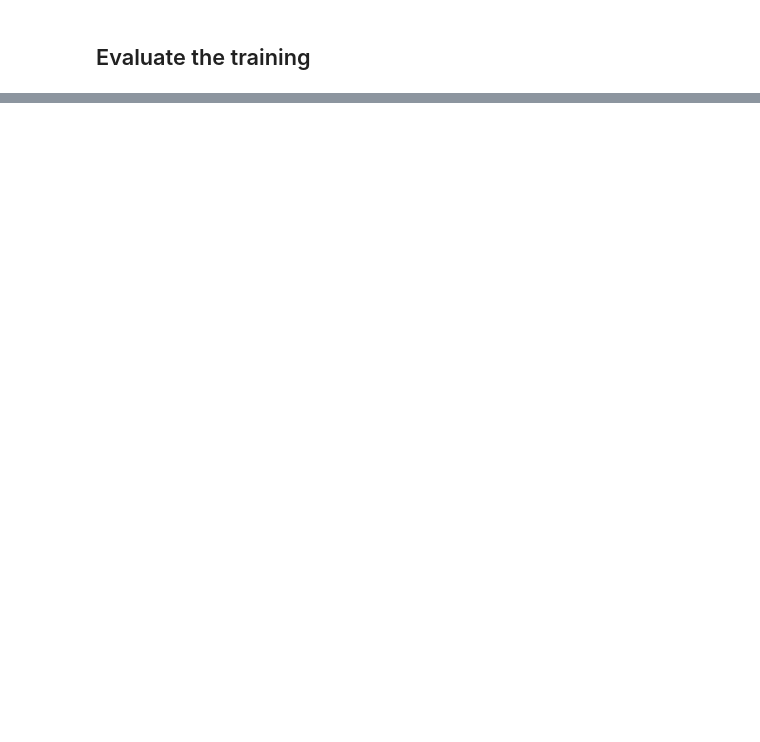
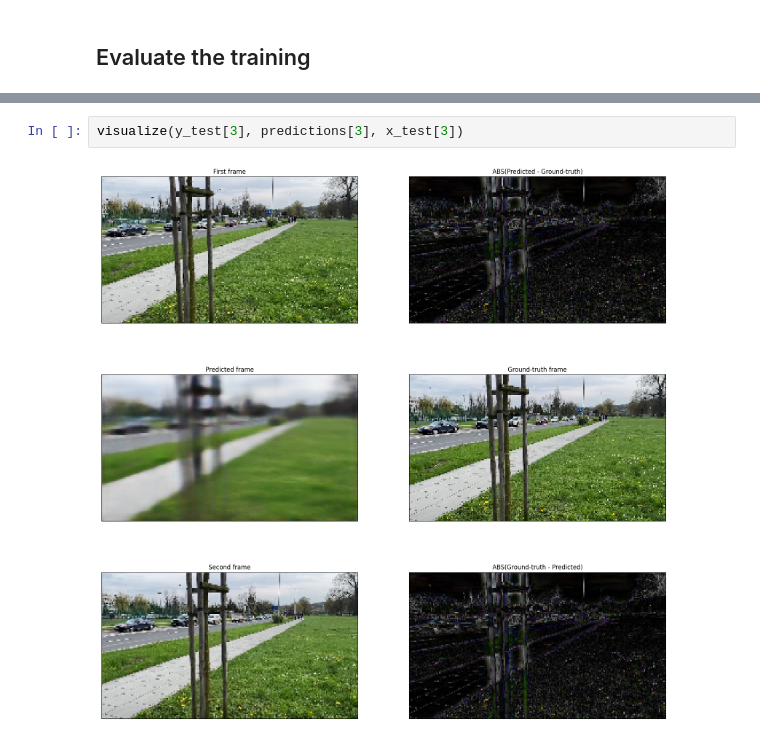
Before and after one commit to kbarszczak/Frame_booster, a Jupyter notebook: proof_of_concept/model_training.ipynb, the cells around one changed output, grey strips where cells are left out. Drawn from its saved outputs; the diff is of its cells as text; blank space fills up the shorter version.

```diff
--- a/proof_of_concept/model_training.ipynb
+++ b/proof_of_concept/model_training.ipynb
@@ -414,0 +481,4 @@ ax[2].imshow(cv2.absdiff(predictions[index], y_test[index]))
+# %%
+visualize(y_test[3], predictions[3], x_test[3])
+# %% [output]
+[figure, added]
```
Also changed, not shown: parts of 17 cells of this notebook.
